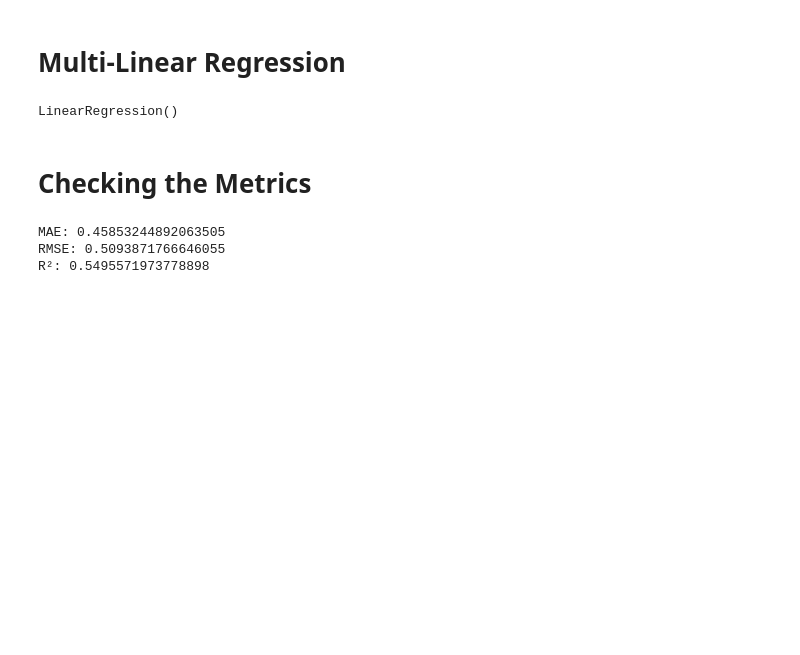
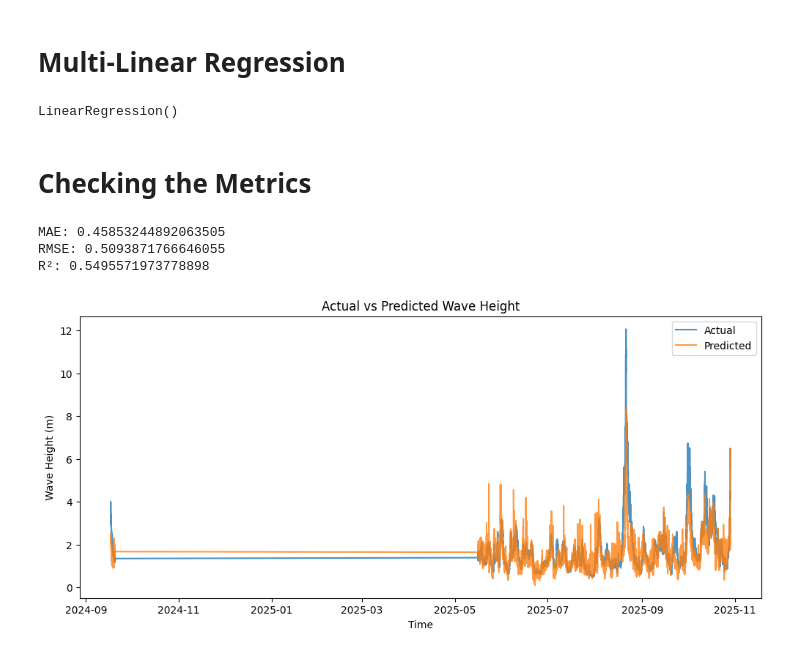
Before and after one commit to serene-b/wavecast, a Jupyter notebook: notebooks/03_regression_modeling.ipynb, the cells around one changed output. Saved outputs shown, nothing was run; the diff lists cells and outputs as text; code cells hidden in the pictures; blank space fills up the shorter version.

```diff
--- a/notebooks/03_regression_modeling.ipynb
+++ b/notebooks/03_regression_modeling.ipynb
@@ -62,3 +68,14 @@ print("R²:", r2s)
 MAE: 0.45853244892063505
 RMSE: 0.5093871766646055
 R²: 0.5495571973778898
+# %%
+plt.figure(figsize=(12,5))
+plt.plot(Y_test.index, Y_test.values, label='Actual', alpha=0.8)
+plt.plot(Y_test.index, Y_pred, label='Predicted', alpha=0.8)
+plt.xlabel('Time')
+plt.ylabel('Wave Height (m)')
+plt.title('Actual vs Predicted Wave Height')
+plt.legend()
+plt.show()
+# %% [output]
+[figure, added]
```
Also changed, not shown: parts of 8 cells of this notebook, 3 other files.
